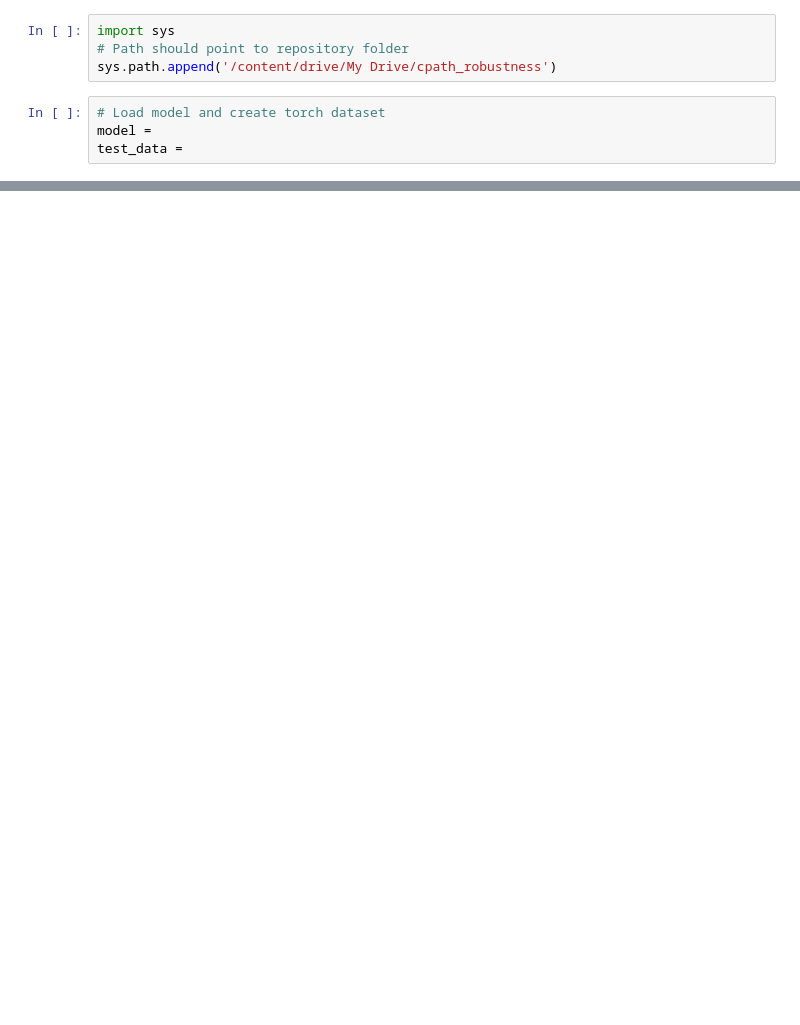
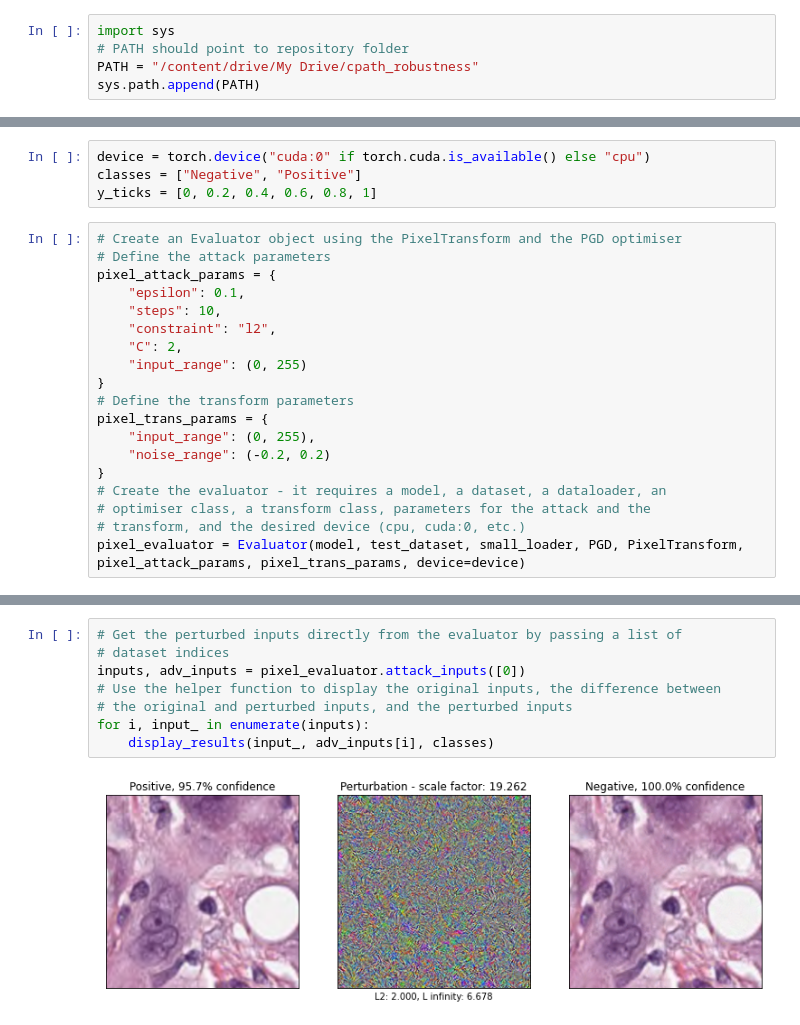
Before and after one commit to alexjfoote/reetoolbox, a Jupyter notebook: main.ipynb, the cells around one changed output, grey strips where cells are left out. Cells and saved outputs as stored; diff of their text form; blank space fills up the shorter version.

Commit message:
Generalised to transforms

```diff
--- a/main.ipynb
+++ b/main.ipynb
@@ -4,8 +6,5 @@ drive.mount('/content/drive', force_remount=True)
 # %%
 import sys
-# Path should point to repository folder
-sys.path.append('/content/drive/My Drive/cpath_robustness')
+# PATH should point to repository folder
+PATH = "/content/drive/My Drive/cpath_robustness"
+sys.path.append(PATH)
-# %%
-# Load model and create torch dataset
-model =
-test_data =
@@ -38,0 +207,23 @@ _, _ = Accuracy.metric_vs_strength("C", (0, 2), 0.1, n=100, do_plot=True)
+# %%
+device = torch.device("cuda:0" if torch.cuda.is_available() else "cpu")
+classes = ["Negative", "Positive"]
+y_ticks = [0, 0.2, 0.4, 0.6, 0.8, 1]
+# %%
+# Create an Evaluator object using the PixelTransform and the PGD optimiser
+# Define the attack parameters
+pixel_attack_params = {
+    "epsilon": 0.1,
+    "steps": 10,
+    "constraint": "l2",
+    "C": 2,
+    "input_range": (0, 255)
+}
+# Define the transform parameters
+pixel_trans_params = {
+    "input_range": (0, 255),
+    "noise_range": (-0.2, 0.2)
+}
+# Create the evaluator - it requires a model, a dataset, a dataloader, an
+# optimiser class, a transform class, parameters for the attack and the
+# transform, and the desired device (cpu, cuda:0, etc.)
+pixel_evaluator = Evaluator(model, test_dataset, small_loader, PGD, PixelTransform, pixel_attack_params, pixel_trans_params, device=device)
@@ -38,0 +267,10 @@ _, _ = Accuracy.metric_vs_strength("C", (0, 2), 0.1, n=100, do_plot=True)
+# %%
+# Get the perturbed inputs directly from the evaluator by passing a list of
+# dataset indices
+inputs, adv_inputs = pixel_evaluator.attack_inputs([0])
+# Use the helper function to display the original inputs, the difference between
+# the original and perturbed inputs, and the perturbed inputs
+for i, input_ in enumerate(inputs):
+    display_results(input_, adv_inputs[i], classes)
+# %% [output]
+[figure, added]
```
Also changed, not shown: parts of 22 cells of this notebook, 10 other files.
